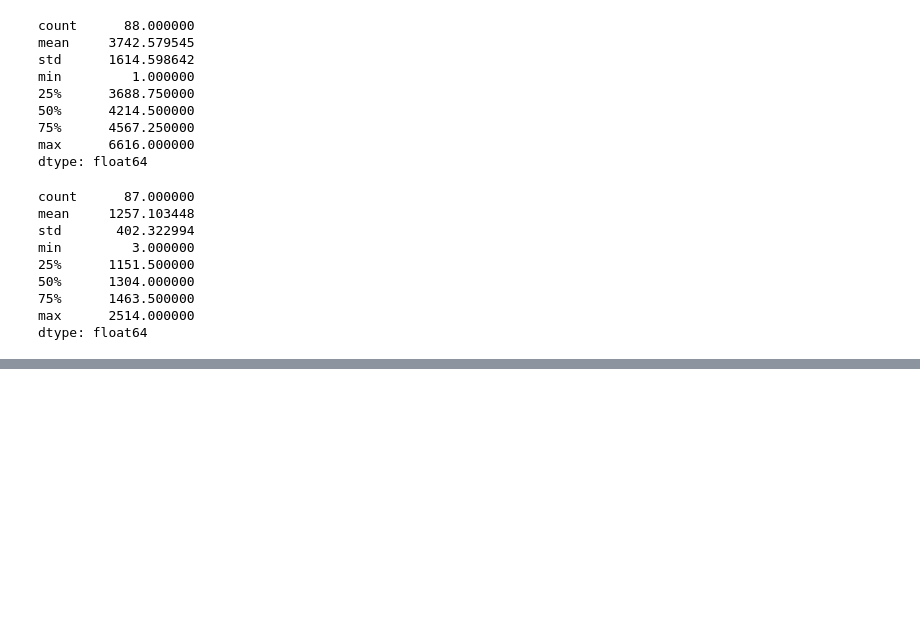
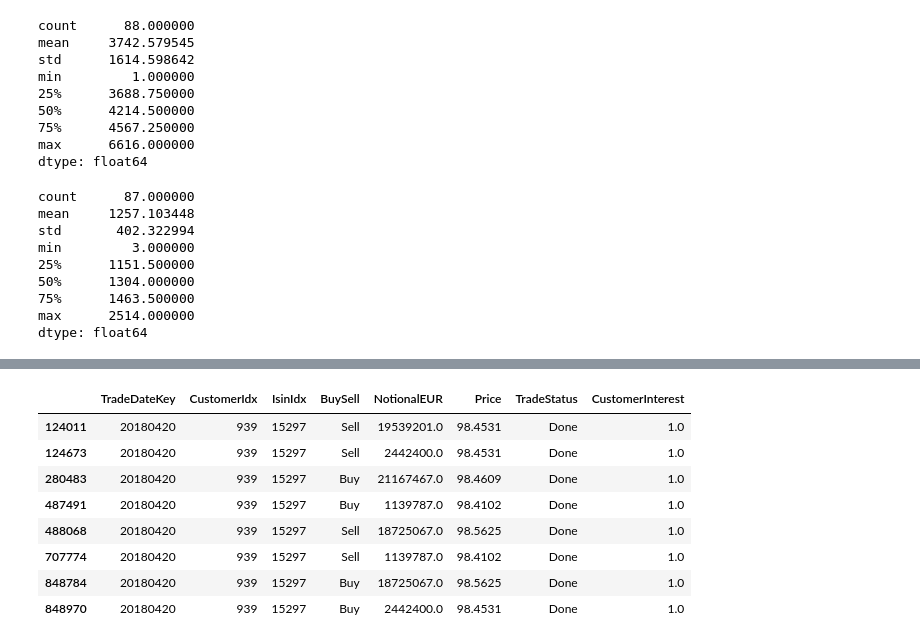
Before and after one commit to Robert-Aduviri/DSG-2018-Qualifiers, a Jupyter notebook: notebooks/robert/RA-01-EDA.ipynb, the cells around one changed output, grey strips where cells are left out. Saved outputs shown, nothing was run; the diff lists cells and outputs as text; code cells hidden in the pictures; blank space fills up the shorter version.

```diff
--- a/notebooks/robert/RA-01-EDA.ipynb
+++ b/notebooks/robert/RA-01-EDA.ipynb
@@ -814,0 +904,13 @@ dtype: float64
+# %%
+# There may be an interest in both buying and selling the same bond in the same day
+filtered_friday[(filtered_friday.CustomerIdx == 939) & (filtered_friday.IsinIdx == 15297)]
+# %% [output]
+|  | TradeDateKey | CustomerIdx | IsinIdx | BuySell | NotionalEUR | Price | TradeStatus | CustomerInterest |
+| 124011 | 20180420 | 939 | 15297 | Sell | 19539201.0 | 98.4531 | Done | 1.0 |
+| 124673 | 20180420 | 939 | 15297 | Sell | 2442400.0 | 98.4531 | Done | 1.0 |
+| 280483 | 20180420 | 939 | 15297 | Buy | 21167467.0 | 98.4609 | Done | 1.0 |
+| 487491 | 20180420 | 939 | 15297 | Buy | 1139787.0 | 98.4102 | Done | 1.0 |
+| 488068 | 20180420 | 939 | 15297 | Sell | 18725067.0 | 98.5625 | Done | 1.0 |
+| 707774 | 20180420 | 939 | 15297 | Sell | 1139787.0 | 98.4102 | Done | 1.0 |
+| 848784 | 20180420 | 939 | 15297 | Buy | 18725067.0 | 98.5625 | Done | 1.0 |
+| 848970 | 20180420 | 939 | 15297 | Buy | 2442400.0 | 98.4531 | Done | 1.0 |
```
Also changed, not shown: parts of 29 cells of this notebook, 3 other files.
